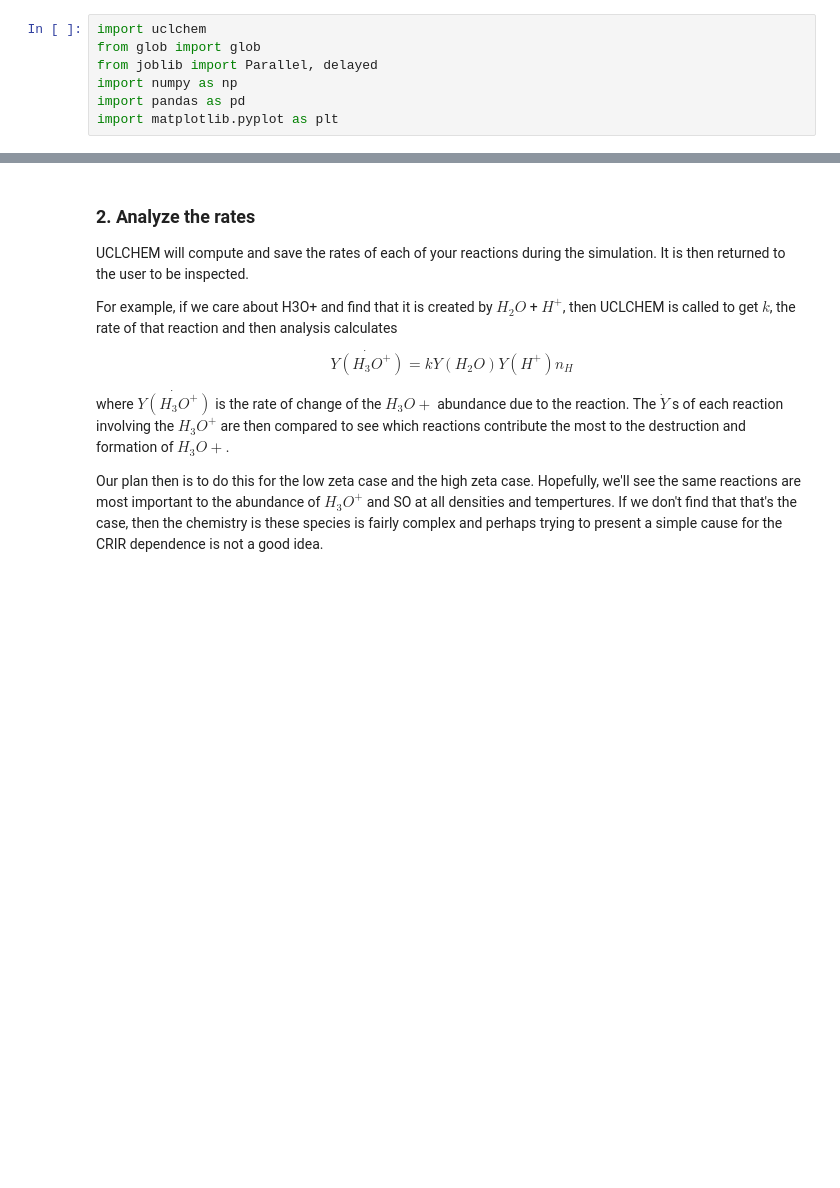
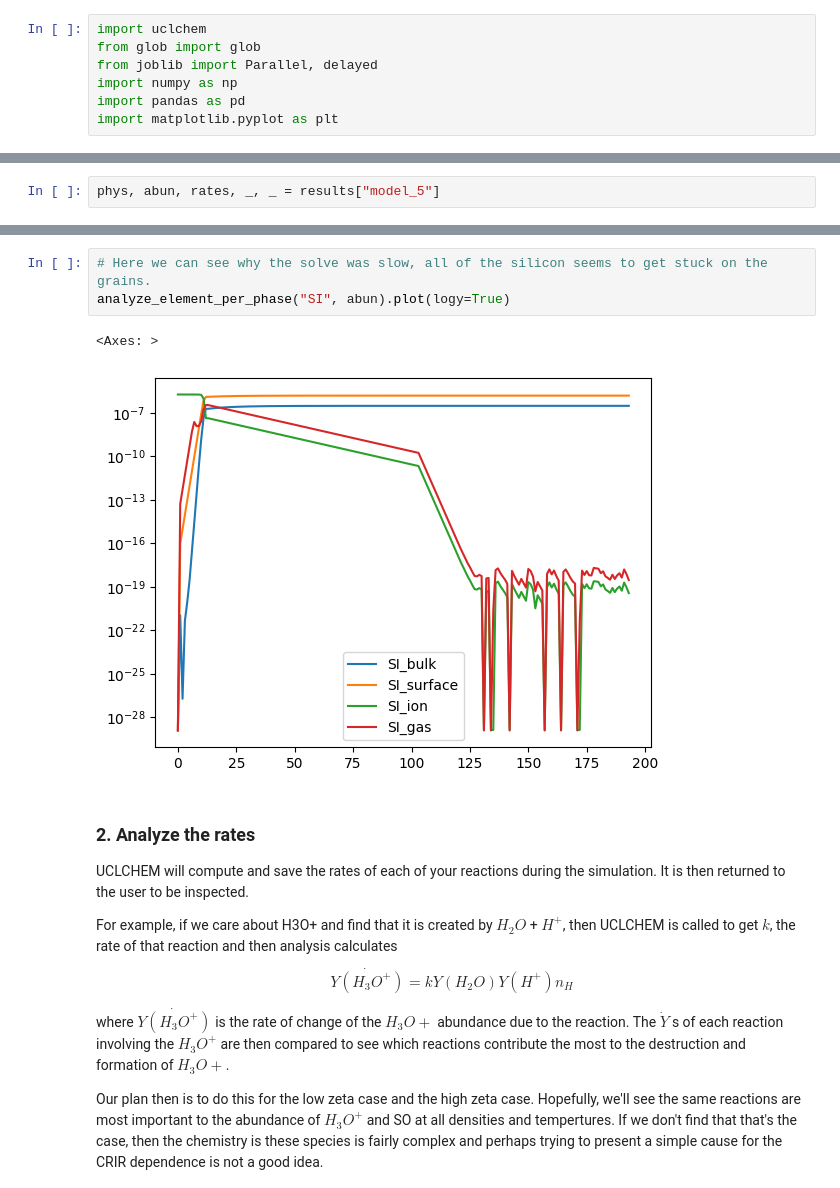
Before and after one commit to uclchem/UCLCHEM, a Jupyter notebook: notebooks/4_chemical_analysis.ipynb, the cells around one changed output, grey strips where cells are left out. Drawn from its saved outputs; the diff is of its cells as text; blank space fills up the shorter version.

```diff
--- a/notebooks/4_chemical_analysis.ipynb
+++ b/notebooks/4_chemical_analysis.ipynb
@@ -101,0 +106,2 @@ results = {k: v for k, v in zip(model_names, results)}
+# %%
+phys, abun, rates, _, _ = results["model_5"]
@@ -102,3 +120,9 @@ results = {k: v for k, v in zip(model_names, results)}
+# %%
+# Here we can see why the solve was slow, all of the silicon seems to get stuck on the grains.
+analyze_element_per_phase("SI", abun).plot(logy=True)
+# %% [output]
+<Axes: >
+[figure, added]
 # %% [markdown]
 ### 2. Analyze the rates
 UCLCHEM will compute and save the rates of each of your reactions during the simulation. It is then returned to the user to be inspected.
```
Also changed, not shown: parts of 9 cells of this notebook, 17 other files.
